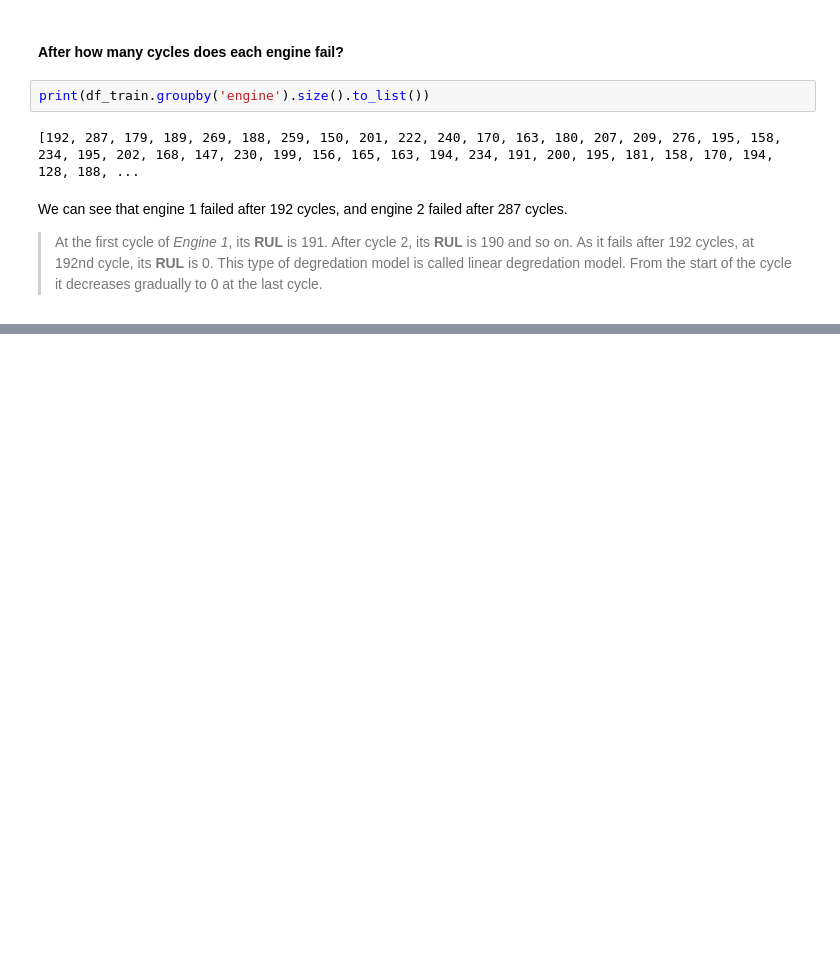
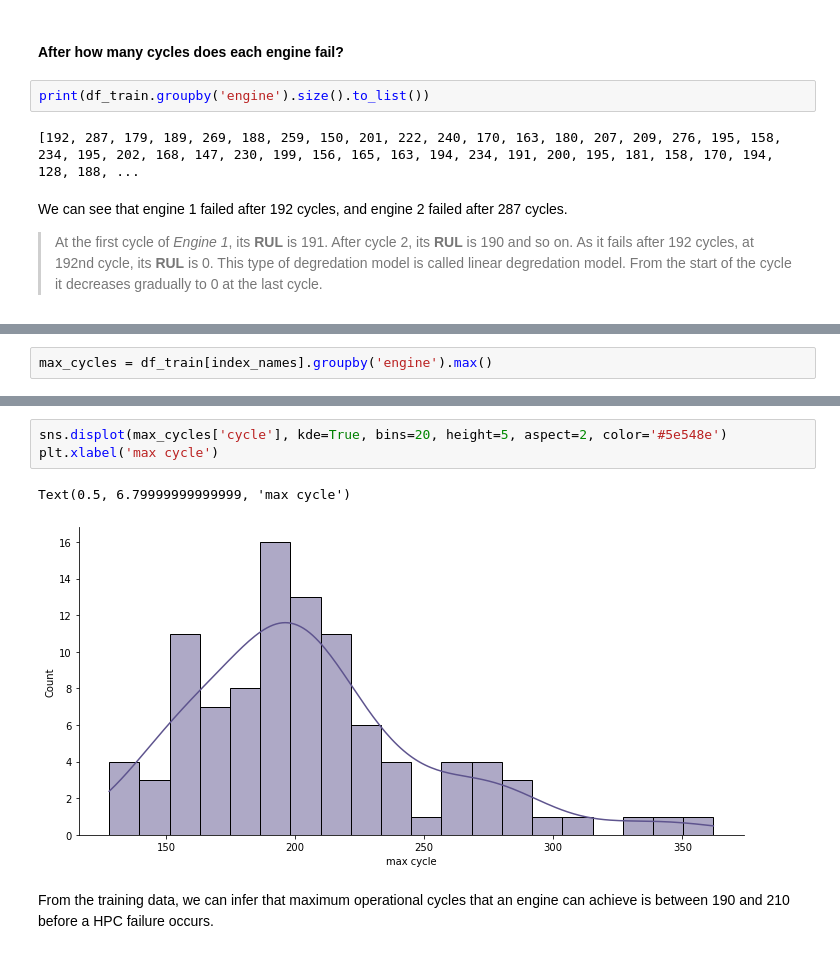
Before and after one commit to emreaytkn/edge-analytics, a Jupyter notebook: C-MAPSS EDA.ipynb, the cells around one changed output, grey strips where cells are left out. Cells and saved outputs as stored; diff of their text form; blank space fills up the shorter version.

```diff
--- a/C-MAPSS EDA.ipynb
+++ b/C-MAPSS EDA.ipynb
@@ -94,0 +107,2 @@ We can see that engine 1 failed after 192 cycles, and engine 2 failed after 287
+# %%
+max_cycles = df_train[index_names].groupby('engine').max()
@@ -94,0 +124,8 @@ We can see that engine 1 failed after 192 cycles, and engine 2 failed after 287
+# %%
+sns.displot(max_cycles['cycle'], kde=True, bins=20, height=5, aspect=2, color='#5e548e')
+plt.xlabel('max cycle')
+# %% [output]
+Text(0.5, 6.79999999999999, 'max cycle')
+[figure, added]
+# %% [markdown]
+From the training data, we can infer that maximum operational cycles that an engine can achieve is between 190 and 210 before a HPC failure occurs.
```
Also changed, not shown: parts of 5 cells of this notebook, 1 other file.
